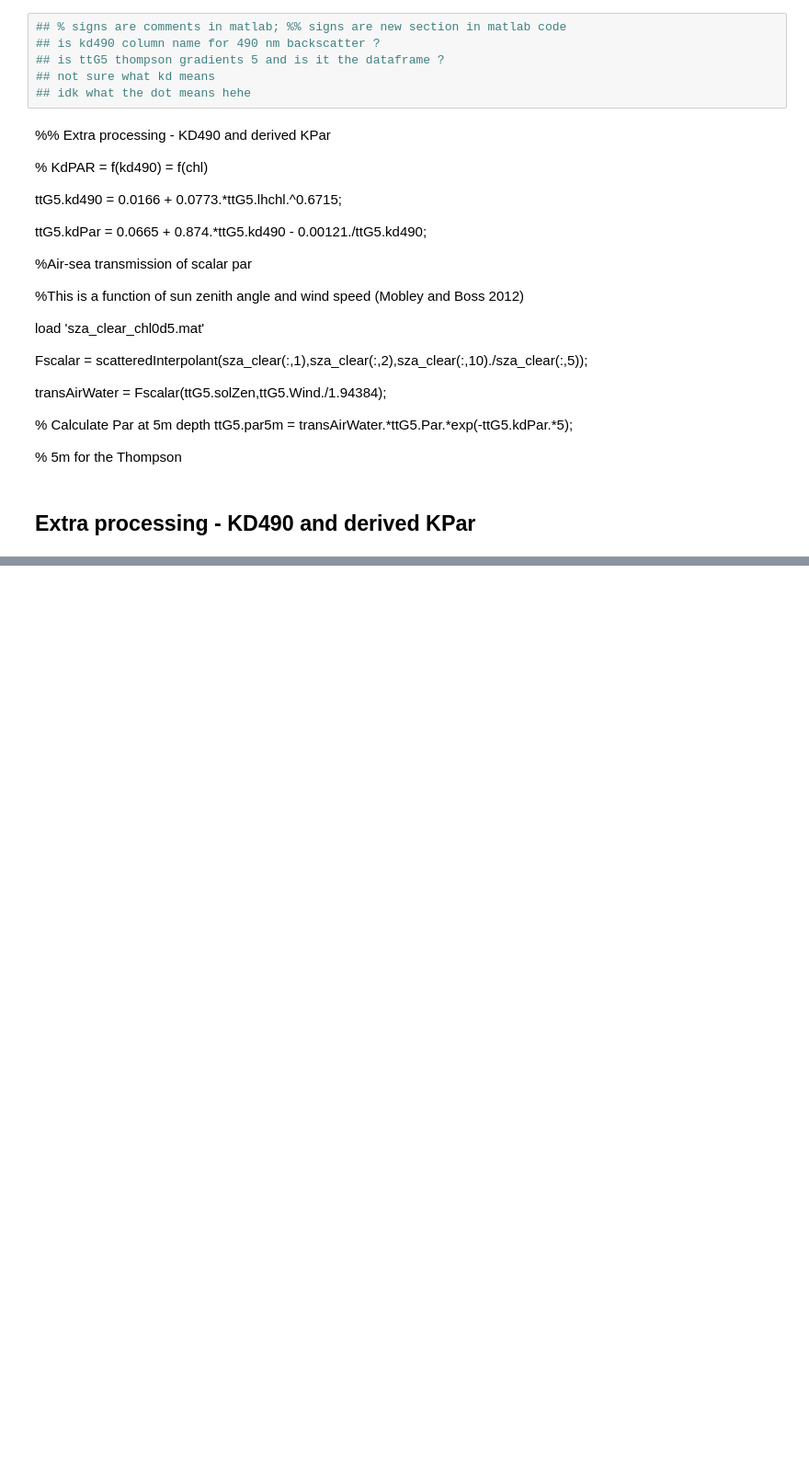
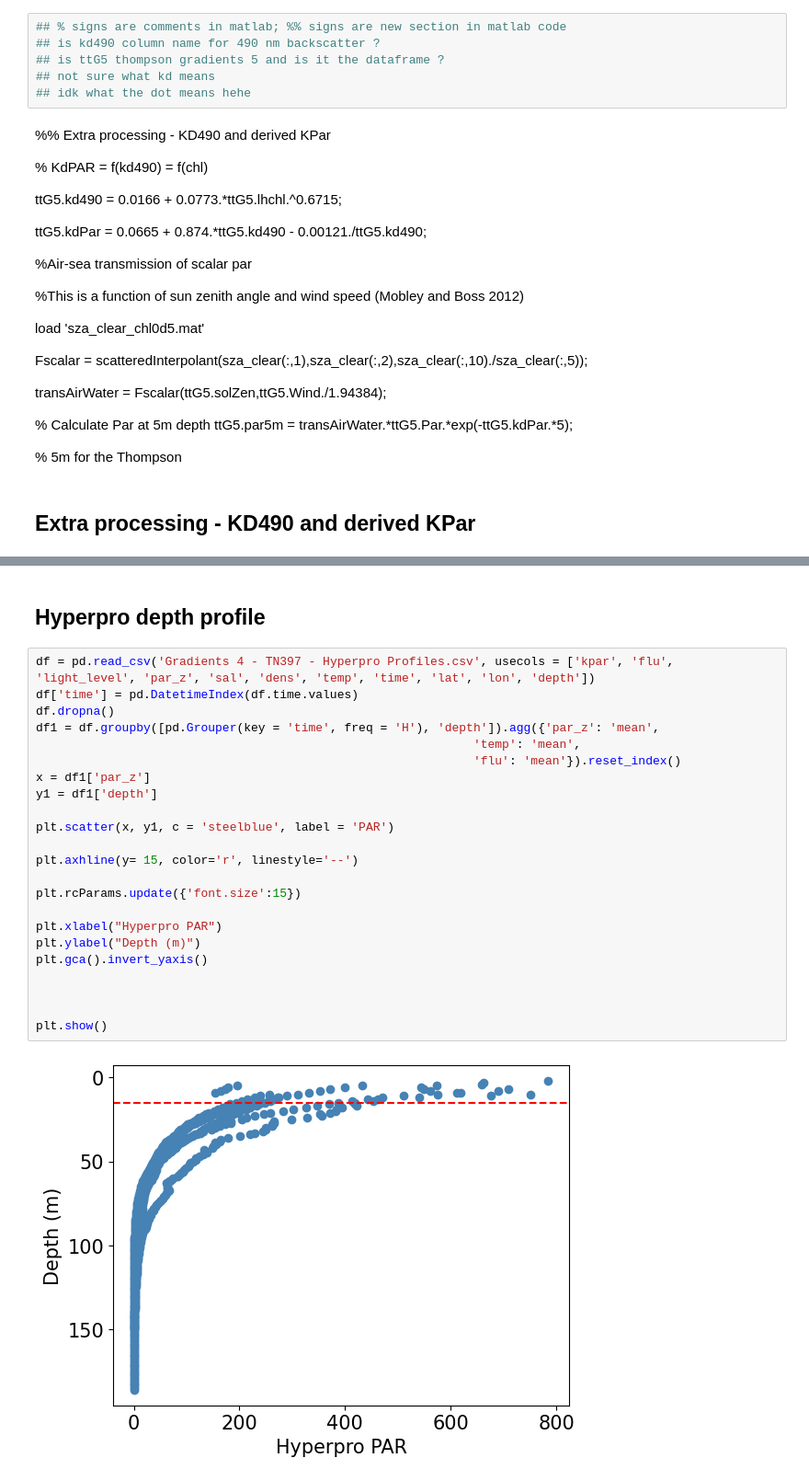
Before and after one commit to kpc02/SACNAS-2023-project, a Jupyter notebook: matlab_script.ipynb, the cells around one changed output, grey strips where cells are left out. Shown at 92% size. Cells and saved outputs as stored; diff of their text form; blank space fills up the shorter version.

```diff
--- a/matlab_script.ipynb
+++ b/matlab_script.ipynb
@@ -263,0 +280,27 @@ g4_data
+# %% [markdown]
+## Hyperpro depth profile
+# %%
+df = pd.read_csv('Gradients 4 - TN397 - Hyperpro Profiles.csv', usecols = ['kpar', 'flu', 'light_level', 'par_z', 'sal', 'dens', 'temp', 'time', 'lat', 'lon', 'depth'])
+df['time'] = pd.DatetimeIndex(df.time.values)
+df.dropna()
+df1 = df.groupby([pd.Grouper(key = 'time', freq = 'H'), 'depth']).agg({'par_z': 'mean',
+                                                             'temp': 'mean',
+                                                             'flu': 'mean'}).reset_index()
+x = df1['par_z']
+y1 = df1['depth']
+
+plt.scatter(x, y1, c = 'steelblue', label = 'PAR')
+
+plt.axhline(y= 15, color='r', linestyle='--')
+
+plt.rcParams.update({'font.size':15})
+
+plt.xlabel("Hyperpro PAR")
+plt.ylabel("Depth (m)")
+plt.gca().invert_yaxis()
+
+
+
+plt.show()
+# %% [output]
+[figure, added]
```
Also changed, not shown: parts of 22 cells of this notebook, 2 other files.
